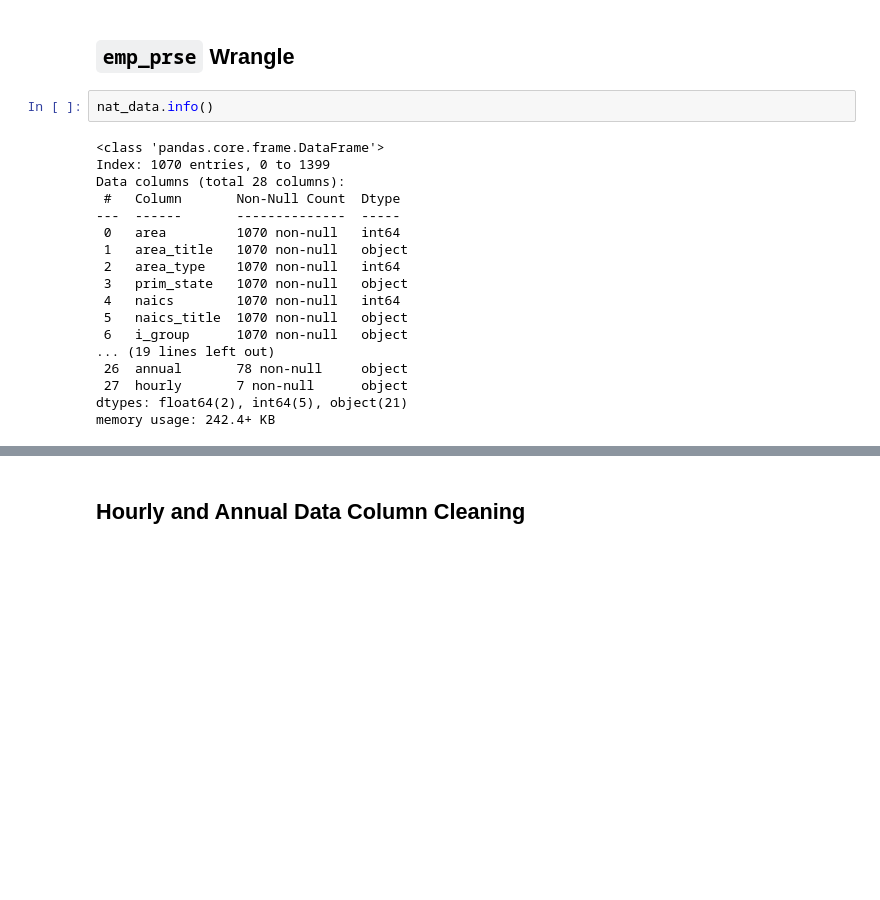
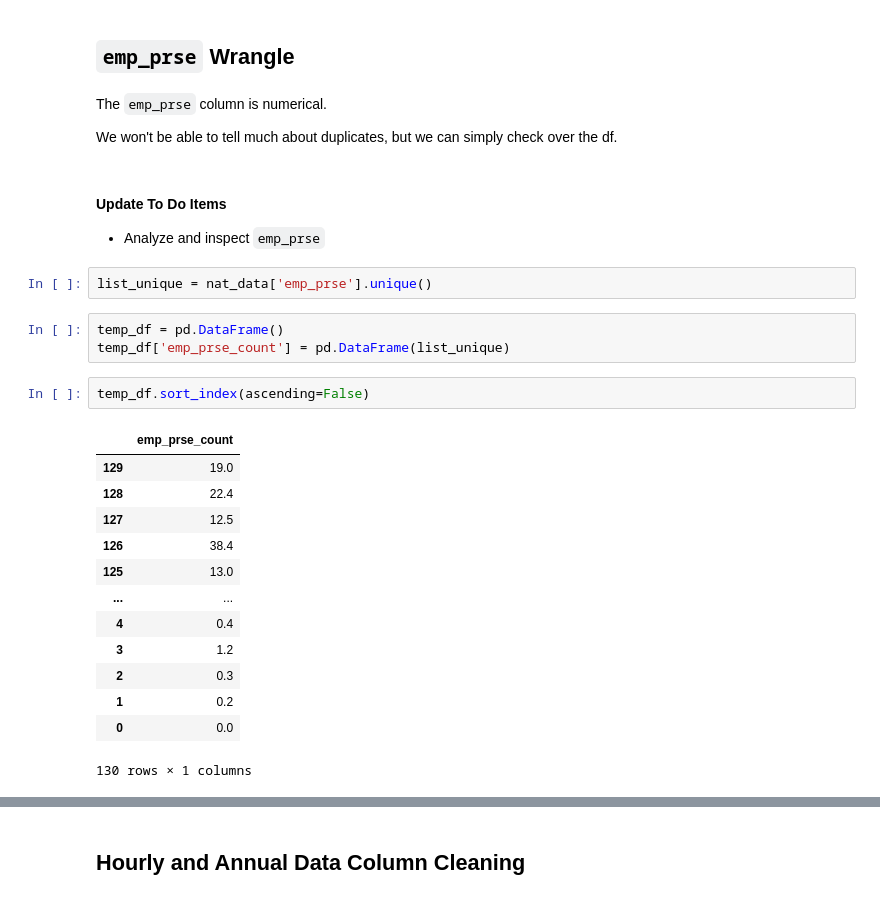
Before and after one commit to blue-santa/comparing-training-req-to-salary-exp, a Jupyter notebook: notebooks/2026-04-02-00-train_reward_compare_bls_data_rough_wrangling.ipynb, the cells around one changed output, grey strips where cells are left out. Drawn from its saved outputs; the diff is of its cells as text; blank space fills up the shorter version.

Commit message:
observe and analyze emp_prse

```diff
--- a/notebooks/2026-04-02-00-train_reward_compare_bls_data_rough_wrangling.ipynb
+++ b/notebooks/2026-04-02-00-train_reward_compare_bls_data_rough_wrangling.ipynb
@@ -1798,22 +1818,31 @@ nat_data = nat_data_pre_drop
 # %% [markdown]
 ## `emp_prse` Wrangle
-# %%
-nat_data.info()
-# %% [output]
-<class 'pandas.core.frame.DataFrame'>
-Index: 1070 entries, 0 to 1399
-Data columns (total 28 columns):
- #   Column       Non-Null Count  Dtype
----  ------       --------------  -----
- 0   area         1070 non-null   int64
- 1   area_title   1070 non-null   object
- 2   area_type    1070 non-null   int64
- 3   prim_state   1070 non-null   object
- 4   naics        1070 non-null   int64
- 5   naics_title  1070 non-null   object
- 6   i_group      1070 non-null   object
-... (19 lines left out)
- 26  annual       78 non-null     object
- 27  hourly       7 non-null      object
-dtypes: float64(2), int64(5), object(21)
-memory usage: 242.4+ KB
+# %% [markdown]
+The `emp_prse` column is numerical.
+
+We won't be able to tell much about duplicates, but we can simply check over the df.
+# %% [markdown]
+#### Update To Do Items
+
+- Analyze and inspect `emp_prse`
+# %%
+list_unique = nat_data['emp_prse'].unique()
+# %%
+temp_df = pd.DataFrame()
+temp_df['emp_prse_count'] = pd.DataFrame(list_unique)
+# %%
+temp_df.sort_index(ascending=False)
+# %% [output]
+|  | emp_prse_count |
+| 129 | 19.0 |
+| 128 | 22.4 |
+| 127 | 12.5 |
+| 126 | 38.4 |
+| 125 | 13.0 |
+| ... | ... |
+| 4 | 0.4 |
+| 3 | 1.2 |
+| 2 | 0.3 |
+| 1 | 0.2 |
+| 0 | 0.0 |
+130 rows × 1 columns
```
Also changed, not shown: parts of 7 cells of this notebook.
